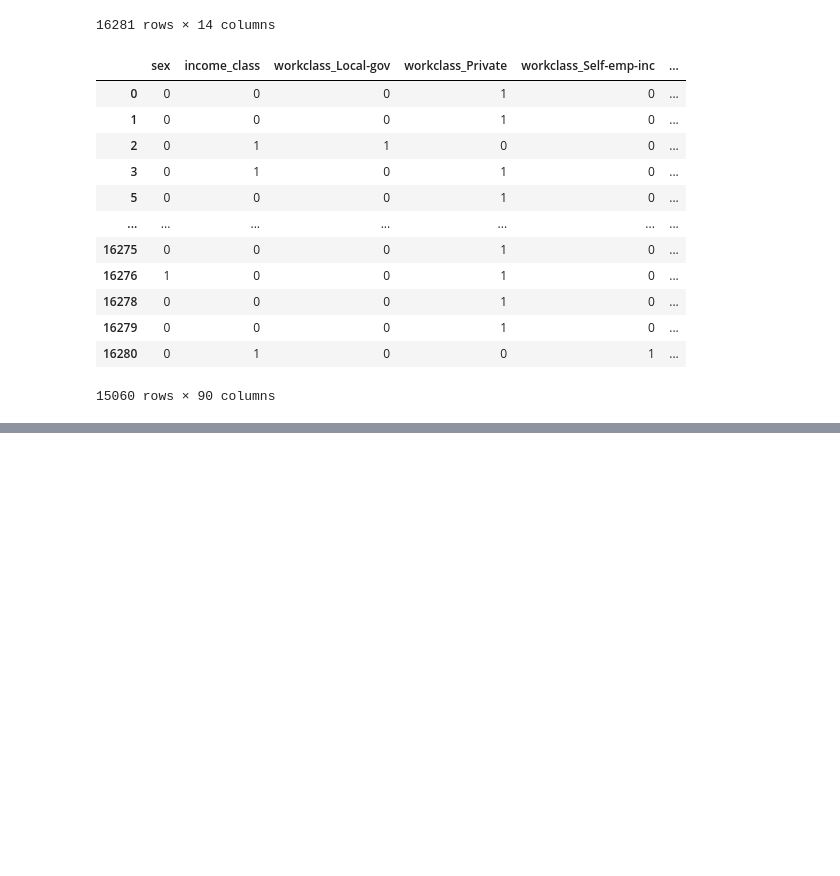
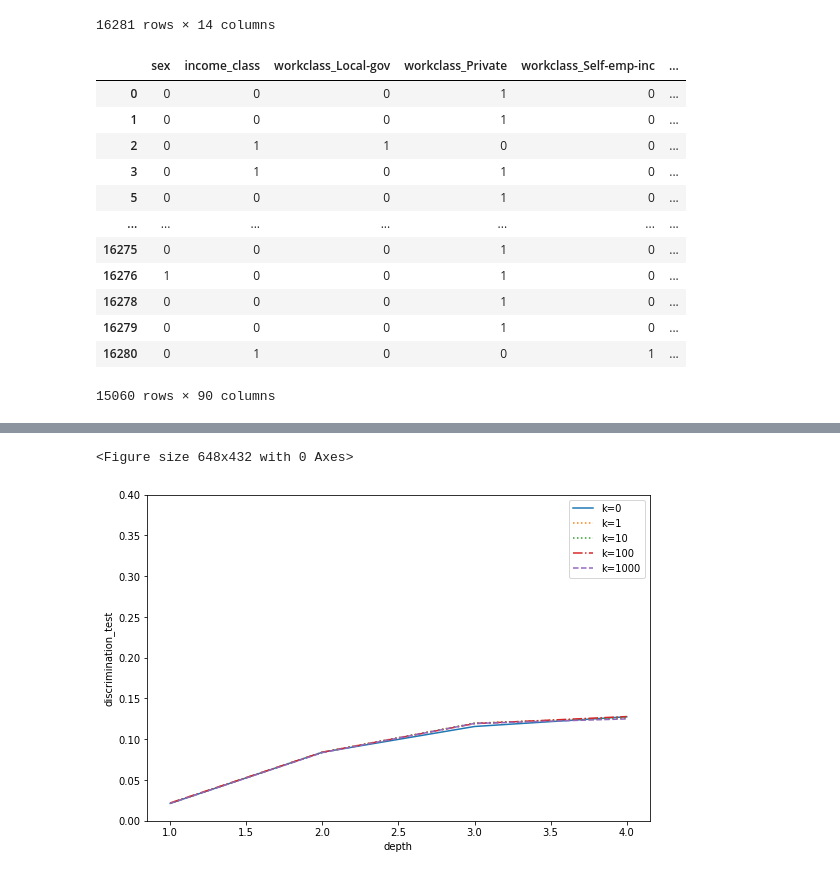
Before and after one commit to Hadyark/Masters-thesis_How-to-find-Decision-Trees-that-are-Optimal, a Jupyter notebook: MyCode/census_income.ipynb, the cells around one changed output, grey strips where cells are left out. Cells and saved outputs as stored; diff of their text form; code cells hidden in the pictures; blank space fills up the shorter version.

```diff
--- a/MyCode/census_income.ipynb
+++ b/MyCode/census_income.ipynb
@@ -303,0 +335,5 @@ def print_plot(x_axe, y_axe, r):
+# %%
+print_plot_mean("depth", "discrimination_test", result, 0, 0.4)
+# %% [output]
+<Figure size 648x432 with 0 Axes>
+[figure, added]
```
Also changed, not shown: parts of 27 cells of this notebook, 35 other files.
